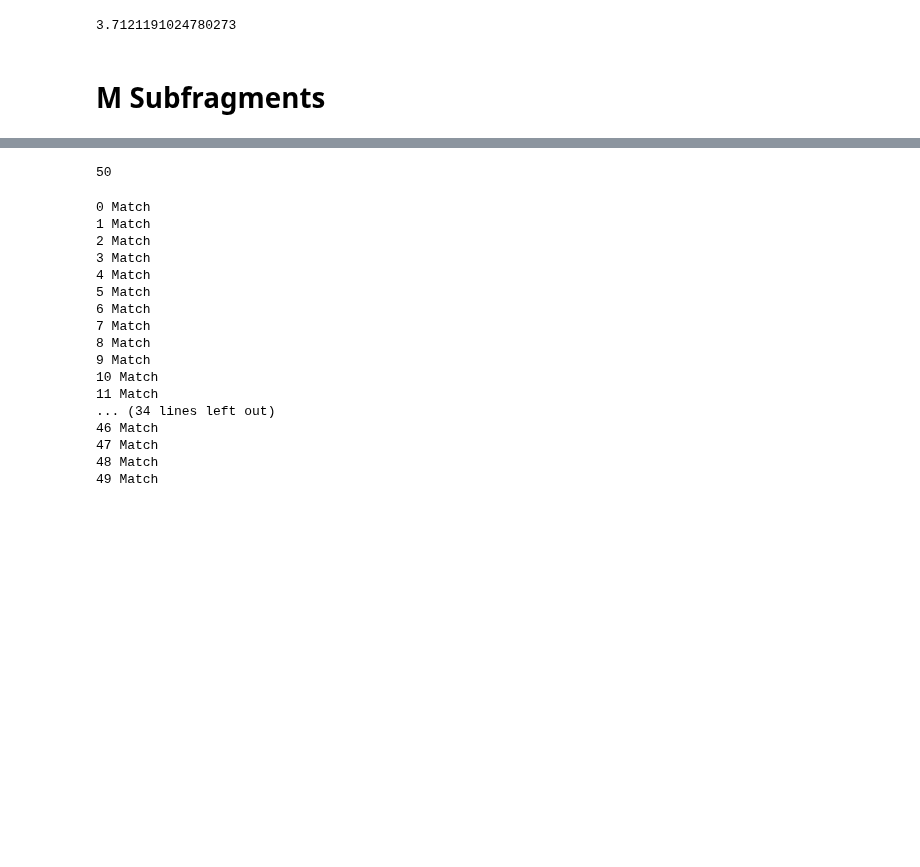
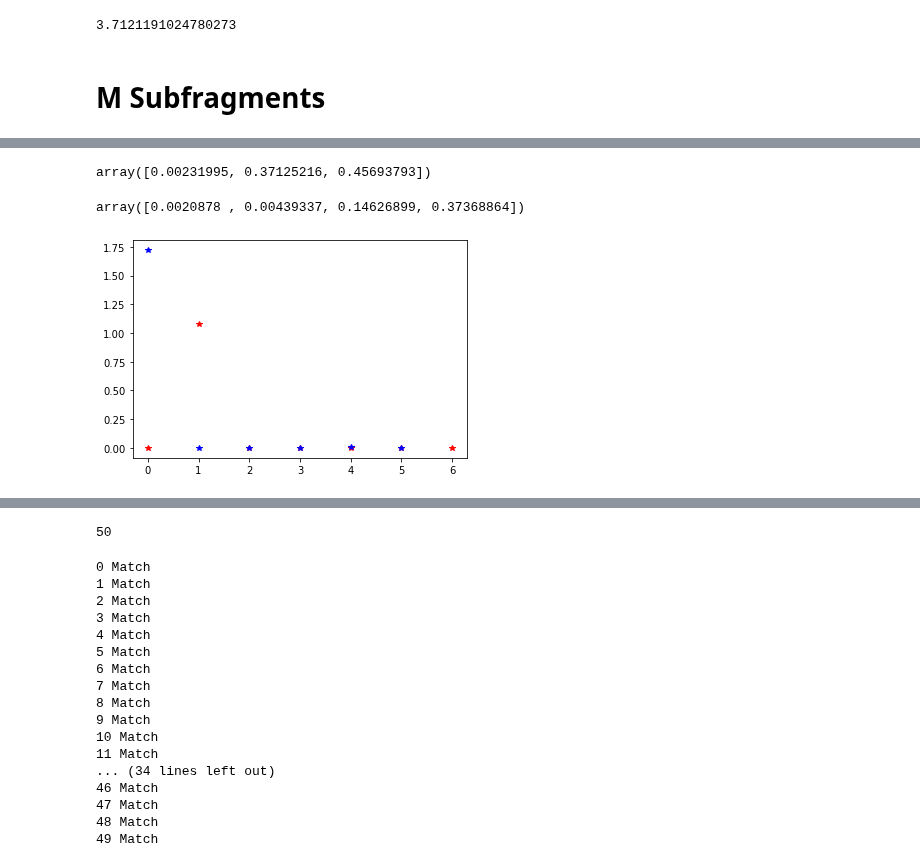
Before and after one commit to HMC-MIR/ParallelizingDTW-CPU_Implementations, a Jupyter notebook: GPUAlign.ipynb, the cells around one changed output, grey strips where cells are left out. Saved outputs shown, nothing was run; the diff lists cells and outputs as text; code cells hidden in the pictures; blank space fills up the shorter version.

```diff
--- a/GPUAlign.ipynb
+++ b/GPUAlign.ipynb
@@ -782,9 +782,11 @@ def GPU_WSDTW_fragmented(queryFeatureFile, refFeatureFile, K, M, \
 
     # start time logging
     times = []
+    cost_times = []
 
     if gpu_cost:
         times.append(time.time())
+        cost_times.append(time.time())
 
         # load features onto GPU
         F1_global = cuda.to_device(F1)
@@ -803,17 +805,23 @@ def GPU_WSDTW_fragmented(queryFeatureFile, refFeatureFile, K, M, \
         D_global = cuda.device_array(cost_dims)
         B_global = cuda.device_array(cost_dims, dtype=np.uint32)
 
+        cost_times.append(time.time())
+
         GPU_Cost_And_DTW[K, M](C_global, D_global, B_global, \
                                F1_global, F2_global, \
                                steps_global, weights_global, \
                                segLength, fragLength, overlap_global, MAX_FLOAT)
 
+        cost_times.append(time.time())
+
         D = D_global.copy_to_host()
         B = B_global.copy_to_host()
 
         times.append(time.time())
+        cost_times.append(time.time())
     else:
         times.append(time.time())
+        cost_times.append(time.time())
 
         # Compute Cost
         # NOTE: This could also be done segment by segment.
@@ -821,6 +829,7 @@ def GPU_WSDTW_fragmented(queryFeatureFile, refFeatureFile, K, M, \
         C = 1 - F1.T @ F2
 
         times.append(time.time())
+        cost_times.append(time.time())
 
         # load cost/steps/weights onto GPU
         C_global = cuda.to_device(C)
@@ -834,14 +843,19 @@ def GPU_WSDTW_fragmented(queryFeatureFile, refFeatureFile, K, M, \
         D_global = cuda.device_array(C.shape)
         B_global = cuda.device_array(C.shape, dtype=np.uint32)
 
+        cost_times.append(time.time())
+
         GPU_DTW_fragmented[K,M](C_global, D_global, B_global, \
                                 steps_global, weights_global, \
                                 segLength, fragLength, overlap_global, MAX_FLOAT)
+
+        cost_times.append(time.time())
 
         D = D_global.copy_to_host()
         B = B_global.copy_to_host()
 
         times.append(time.time())
+        cost_times.append(time.time())
 
     # Cseg compostion (could be GPU implemented)
     Cseg = np.zeros((K + 1, D.shape[1]), dtype = np.float64)
@@ -953,7 +967,7 @@ def GPU_WSDTW_fragmented(queryFeatureFile, refFeatureFile, K, M, \
         pickle.dump(wp_merged, open(outfile, 'wb'))
 
     if profile:
-        return wp_merged, np.diff(times)
+        return wp_merged, np.diff(times), np.diff(cost_times)
     else:
         return wp_merged
 # %%
@@ -1136,0 +1182,38 @@ def GPU_DTW_fragmented(C, D, B, \
+# %%
+np.random.seed(0)
+K = 4
+M_list = [2, 4, 8, 16, 32]
+num_runs = 100
+seq_len = 1000
+gpu = []
+cpu = []
+for run in range(num_runs):
+    # create random feature sequences
+    F1 = np.abs(np.random.randn(12, seq_len))
+    F1 = F1 / np.linalg.norm(F1, axis = 1, keepdims=True)
+    F2 = np.abs(np.random.randn(12, seq_len))
+    F2 = F2 / np.linalg.norm(F2, axis = 1, keepdims=True)
+
+    _, _, gpu_cost_times = GPU_WSDTW_fragmented(F1, F2, K, 32, \
+                                    profile=True, \
+                                    gpu_backtrace=False, gpu_cost=True)
+    _, _, cpu_cost_times = GPU_WSDTW_fragmented(F1, F2, K, 32, \
+                                    profile=True, \
+                                    gpu_backtrace=False, gpu_cost=False)
+
+    gpu.append(gpu_cost_times)
+    cpu.append(cpu_cost_times)
+# %%
+np.mean(np.array(gpu), axis=0)
+# %% [output]
+array([0.00231995, 0.37125216, 0.45693793])
+# %%
+np.mean(np.array(cpu), axis=0)
+# %% [output]
+array([0.0020878 , 0.00439337, 0.14626899, 0.37368864])
+# %%
+plt.plot(cpu_cost_times, 'r*')
+plt.plot(gpu_cost_times, 'b*')
+plt.show()
+# %% [output]
+[figure, added]
```
Also changed, not shown: parts of 7 cells of this notebook, 1 other file.
